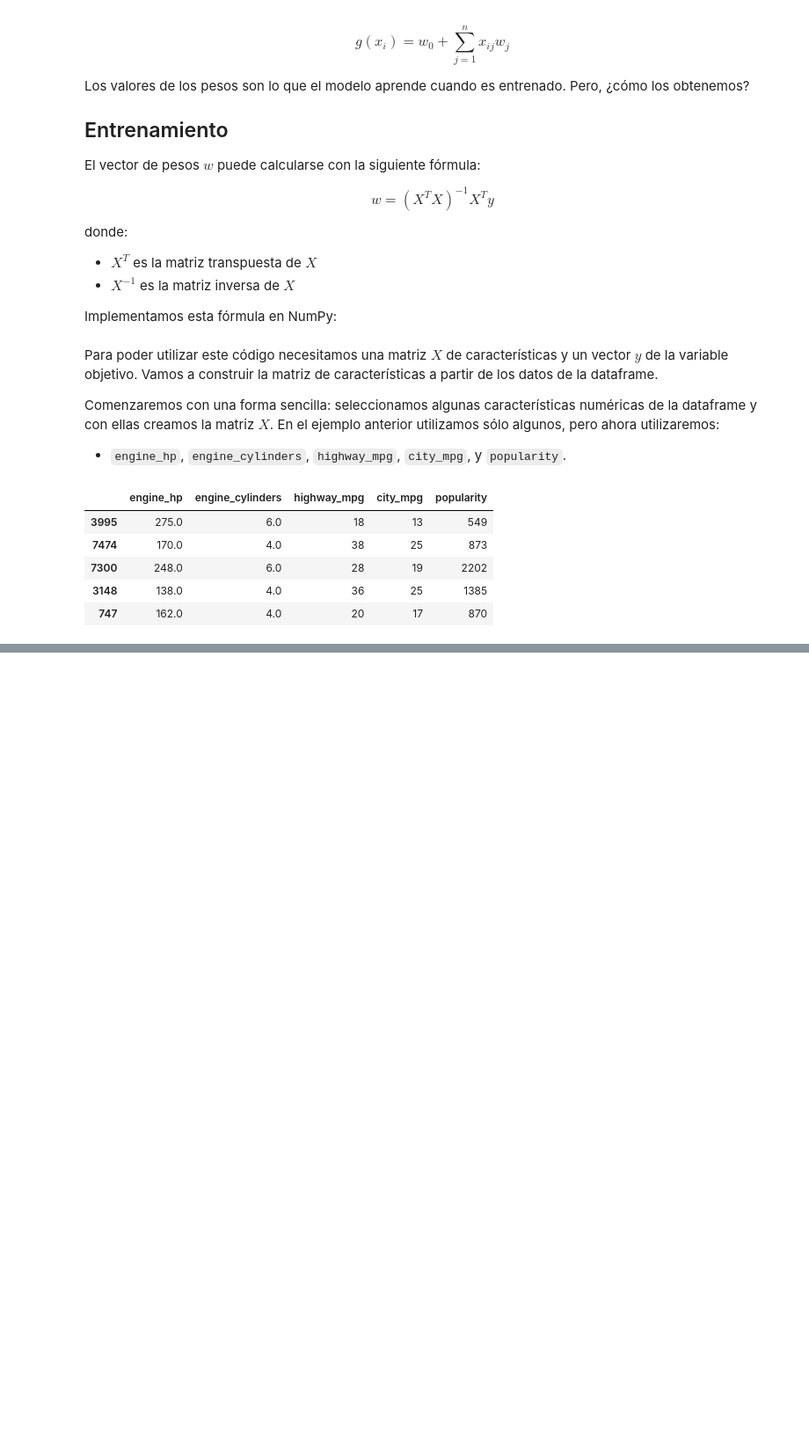
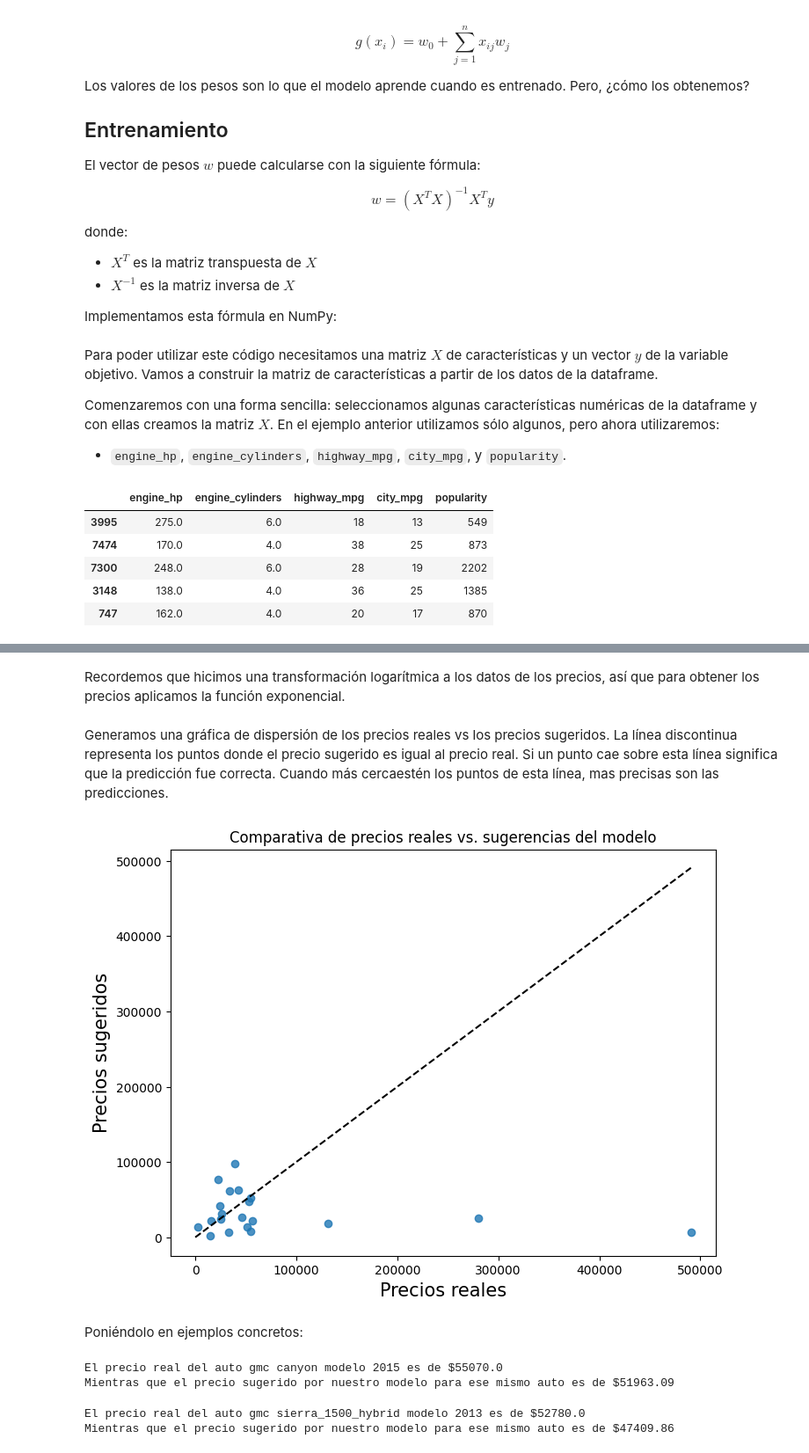
Before and after one commit to FranzValerio/Predicci-n-Precios, a Jupyter notebook: car-prices-prediction.ipynb, the cells around one changed output, grey strips where cells are left out. Shown at 88% size. Drawn from its saved outputs; the diff is of its cells as text; code cells hidden in the pictures; blank space fills up the shorter version.

```diff
--- a/car-prices-prediction.ipynb
+++ b/car-prices-prediction.ipynb
@@ -365,0 +1112,34 @@ Recordemos que algunas de estas columnas contienen valores nulos.
+# %% [markdown]
+Recordemos que hicimos una transformación logarítmica a los datos de los precios, así que para obtener los precios aplicamos la función exponencial.
+# %%
+real_prices = np.expm1(y_val[30:50])
+
+suggested_prices = np.expm1(y_pred_test_1)
+# %% [markdown]
+Generamos una gráfica de dispersión de los precios reales vs los precios sugeridos. La línea discontinua representa los puntos donde el precio sugerido es igual al precio real. Si un punto cae sobre esta línea significa que la predicción fue correcta. Cuando más cercaestén los puntos de esta línea, mas precisas son las predicciones.
+# %%
+fig, ax = plt.subplots(1, 1, figsize = (8,6), dpi = 100)
+ax.scatter(real_prices, suggested_prices, alpha = 0.8)
+max_price = max(real_prices.max(), suggested_prices.max())
+ax.plot([0, max_price], [0, max_price], 'k--', lw = 1.5)
+ax.set_xlabel('Precios reales', fontsize = 15)
+ax.set_ylabel('Precios sugeridos', fontsize = 15)
+ax.set_title('Comparativa de precios reales vs. sugerencias del modelo')
+
+plt.show()
+# %% [output]
+[figure, added]
+# %% [markdown]
+Poniéndolo en ejemplos concretos:
+# %%
+print(f"El precio real del auto {test_1.iloc[0].make} {test_1.iloc[0].model} modelo {test_1.iloc[0].year} es de ${np.round(real_prices[0],2)}")
+print(f"Mientras que el precio sugerido por nuestro modelo para ese mismo auto es de ${np.round(suggested_prices[0],2)}")
+# %% [output]
+El precio real del auto gmc canyon modelo 2015 es de $55070.0
+Mientras que el precio sugerido por nuestro modelo para ese mismo auto es de $51963.09
+# %%
+print(f"El precio real del auto {test_1.iloc[5].make} {test_1.iloc[5].model} modelo {test_1.iloc[5].year} es de ${np.round(real_prices[5],2)}")
+print(f"Mientras que el precio sugerido por nuestro modelo para ese mismo auto es de ${np.round(suggested_prices[5],2)}")
+# %% [output]
+El precio real del auto gmc sierra_1500_hybrid modelo 2013 es de $52780.0
+Mientras que el precio sugerido por nuestro modelo para ese mismo auto es de $47409.86
```
Also changed, not shown: parts of 91 cells of this notebook, 2 other files.
